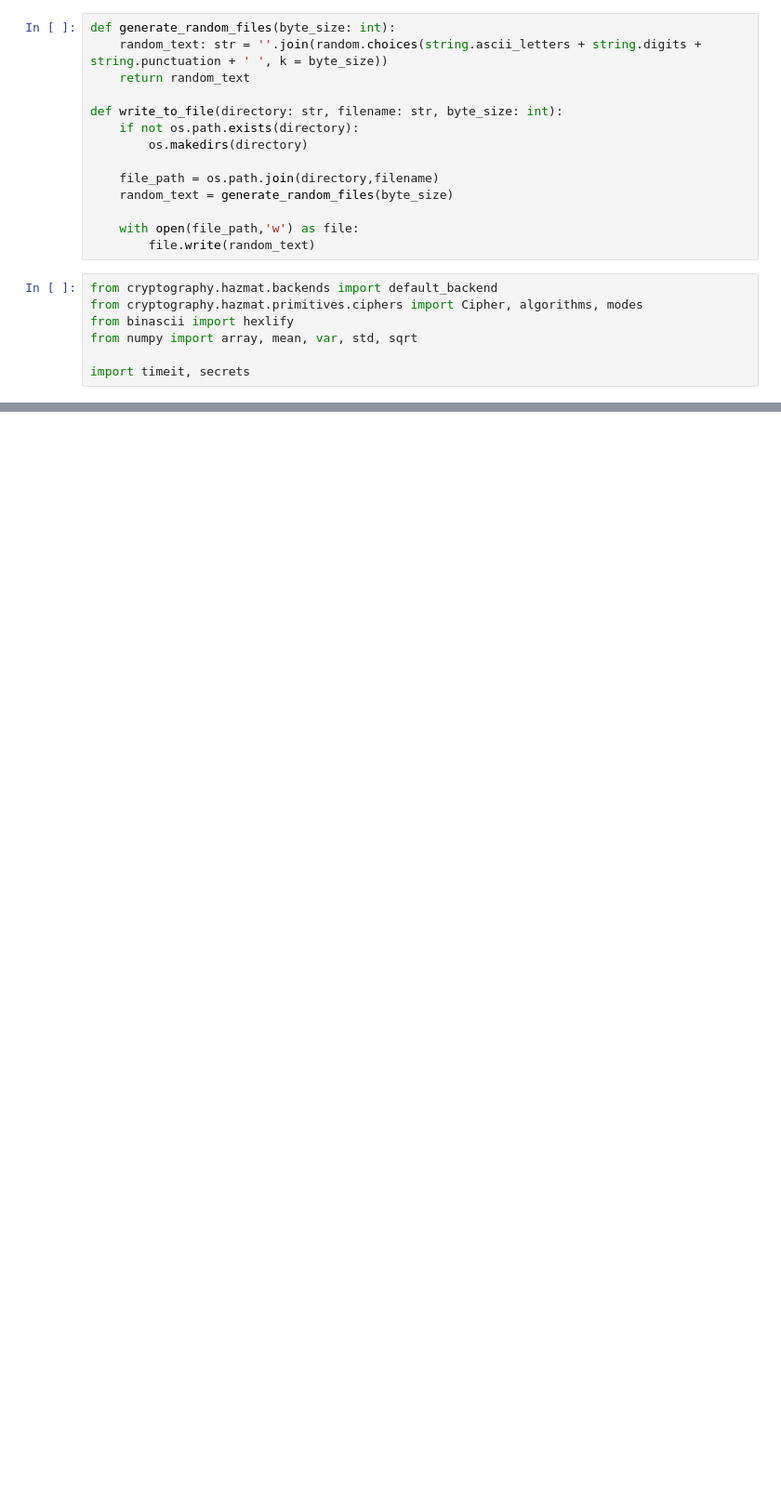
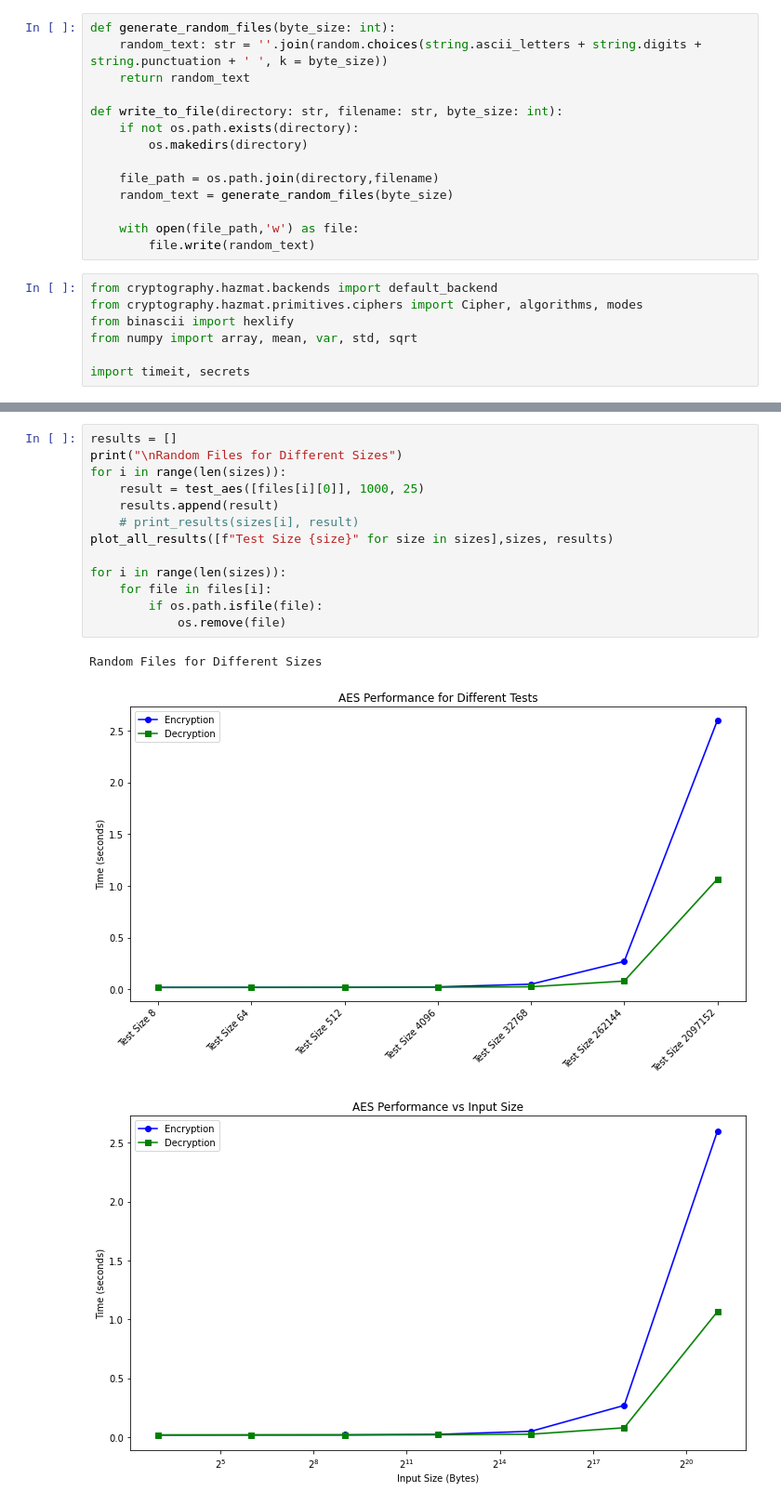
Before and after one commit to johnpierrre/CryptoAlgs_testing, a Jupyter notebook: src/assign1.ipynb, the cells around one changed output, grey strips where cells are left out. Shown at 93% size. Saved outputs shown, nothing was run; the diff lists cells and outputs as text; blank space fills up the shorter version.

```diff
--- a/src/assign1.ipynb
+++ b/src/assign1.ipynb
@@ -159,0 +209,17 @@ decryption:
+# %%
+results = []
+print("\nRandom Files for Different Sizes")
+for i in range(len(sizes)):
+    result = test_aes([files[i][0]], 1000, 25)
+    results.append(result)
+    # print_results(sizes[i], result)
+plot_all_results([f"Test Size {size}" for size in sizes],sizes, results)
+
+for i in range(len(sizes)):
+    for file in files[i]:
+        if os.path.isfile(file):
+            os.remove(file)
+# %% [output]
+Random Files for Different Sizes
+[figure, added]
+[figure, added]
```
Also changed, not shown: parts of 8 cells of this notebook, 1 other file.
